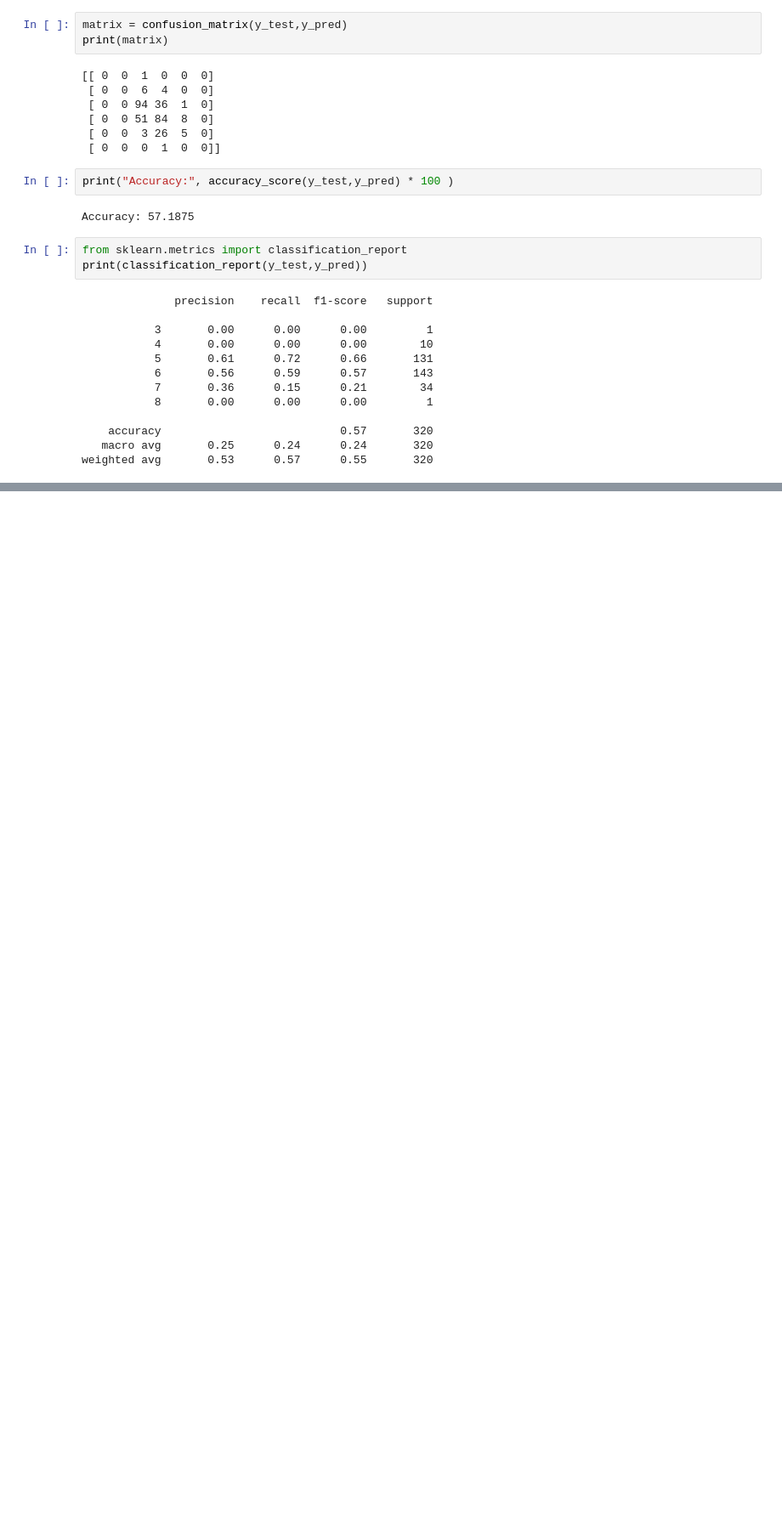
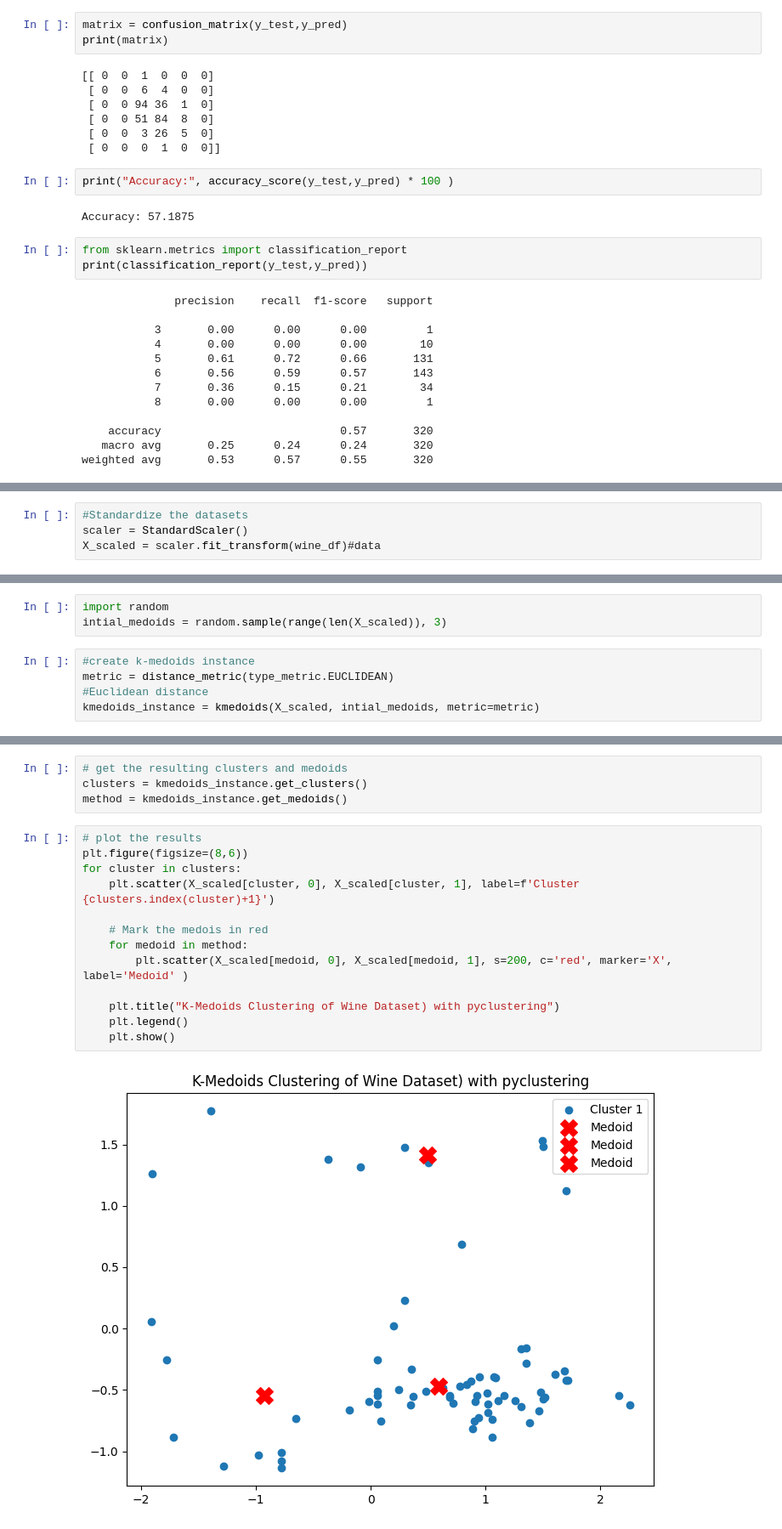
Before and after one commit to Mashrumihir/ML_PRACTICAL, a Jupyter notebook: Tutorial5.ipynb, the cells around one changed output, grey strips where cells are left out. Shown at 85% size. Saved outputs shown, nothing was run; the diff lists cells and outputs as text; blank space fills up the shorter version.

```diff
--- a/Tutorial5.ipynb
+++ b/Tutorial5.ipynb
@@ -273,0 +319,4 @@ weighted avg       0.53      0.57      0.55       320
+# %%
+#Standardize the datasets
+scaler = StandardScaler()
+X_scaled = scaler.fit_transform(wine_df)#data
@@ -273,0 +326,8 @@ weighted avg       0.53      0.57      0.55       320
+# %%
+import random
+intial_medoids = random.sample(range(len(X_scaled)), 3)
+# %%
+#create k-medoids instance
+metric = distance_metric(type_metric.EUCLIDEAN)
+#Euclidean distance
+kmedoids_instance = kmedoids(X_scaled, intial_medoids, metric=metric)
@@ -273,0 +339,19 @@ weighted avg       0.53      0.57      0.55       320
+# %%
+# get the resulting clusters and medoids
+clusters = kmedoids_instance.get_clusters()
+method = kmedoids_instance.get_medoids()
+# %%
+# plot the results
+plt.figure(figsize=(8,6))
+for cluster in clusters:
+    plt.scatter(X_scaled[cluster, 0], X_scaled[cluster, 1], label=f'Cluster {clusters.index(cluster)+1}')
+
+    # Mark the medois in red
+    for medoid in method:
+        plt.scatter(X_scaled[medoid, 0], X_scaled[medoid, 1], s=200, c='red', marker='X', label='Medoid' )
+
+    plt.title("K-Medoids Clustering of Wine Dataset) with pyclustering")
+    plt.legend()
+    plt.show()
+# %% [output]
+[figure, added]
```
Also changed, not shown: parts of 8 cells of this notebook.
